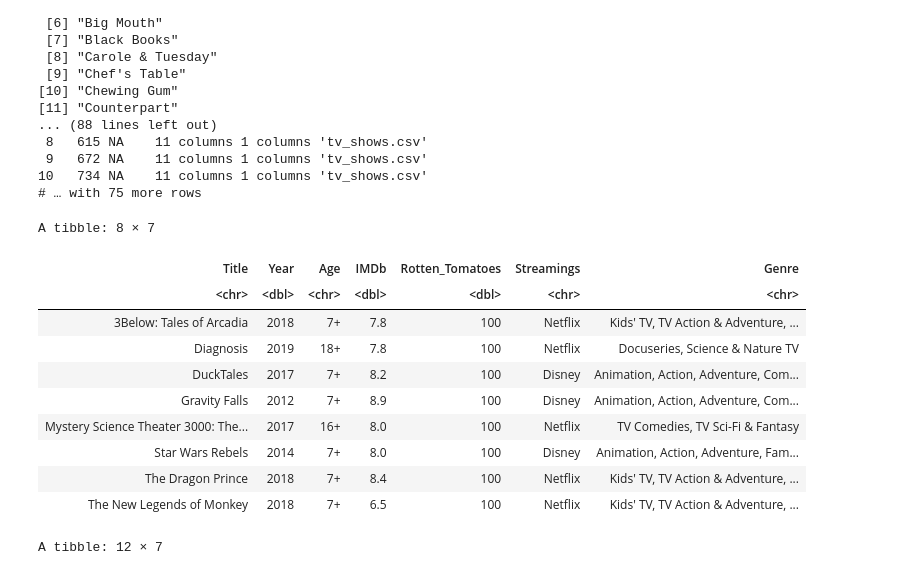
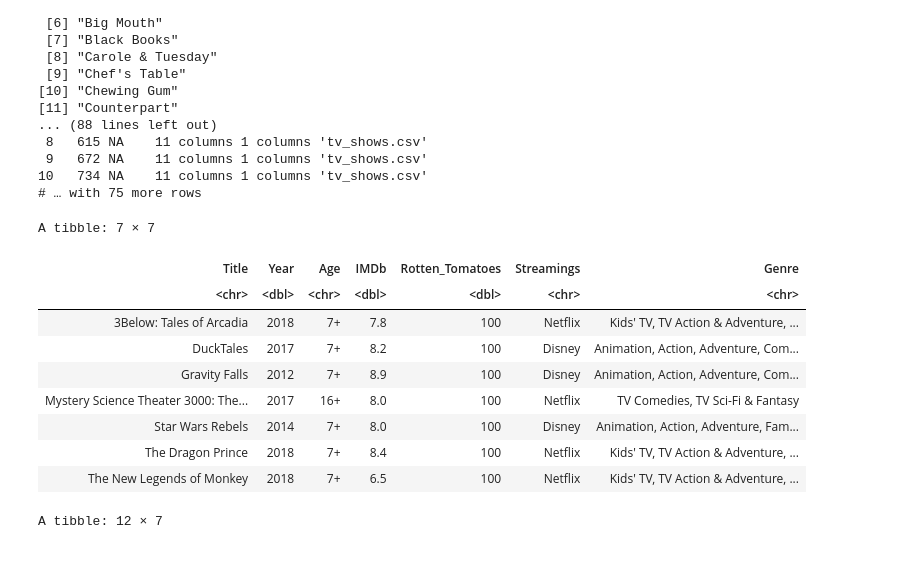
Before and after one commit to igorcj/AEDV, a Jupyter notebook: TV-Shows_Igor.ipynb, the cells around one changed output. Cells and saved outputs as stored; diff of their text form; code cells hidden in the pictures.

```diff
--- a/TV-Shows_Igor.ipynb
+++ b/TV-Shows_Igor.ipynb
@@ -165,13 +244,12 @@ $Title
 # … with 75 more rows
 # %%
 # Séries 100% no Rotten Tomatoes de Sci-fi
-cshows %>% filter(Rotten_Tomatoes==100, str_detect(Genre,"Sci")) %>% arrange(Title)
+cshows %>% filter(Rotten_Tomatoes==100, str_detect(Genre,"Fi")) %>% arrange(Title)
 # %% [output]
-A tibble: 8 × 7
+A tibble: 7 × 7
 | Title | Year | Age | IMDb | Rotten_Tomatoes | Streamings | Genre |
 | <chr> | <dbl> | <chr> | <dbl> | <dbl> | <chr> | <chr> |
 | 3Below: Tales of Arcadia | 2018 | 7+ | 7.8 | 100 | Netflix | Kids' TV, TV Action & Adventure, ... |
-| Diagnosis | 2019 | 18+ | 7.8 | 100 | Netflix | Docuseries, Science & Nature TV |
 | DuckTales | 2017 | 7+ | 8.2 | 100 | Disney | Animation, Action, Adventure, Com... |
 | Gravity Falls | 2012 | 7+ | 8.9 | 100 | Disney | Animation, Action, Adventure, Com... |
 | Mystery Science Theater 3000: The... | 2017 | 16+ | 8.0 | 100 | Netflix | TV Comedies, TV Sci-Fi & Fantasy |
```
Also changed, not shown: parts of 21 cells of this notebook.
